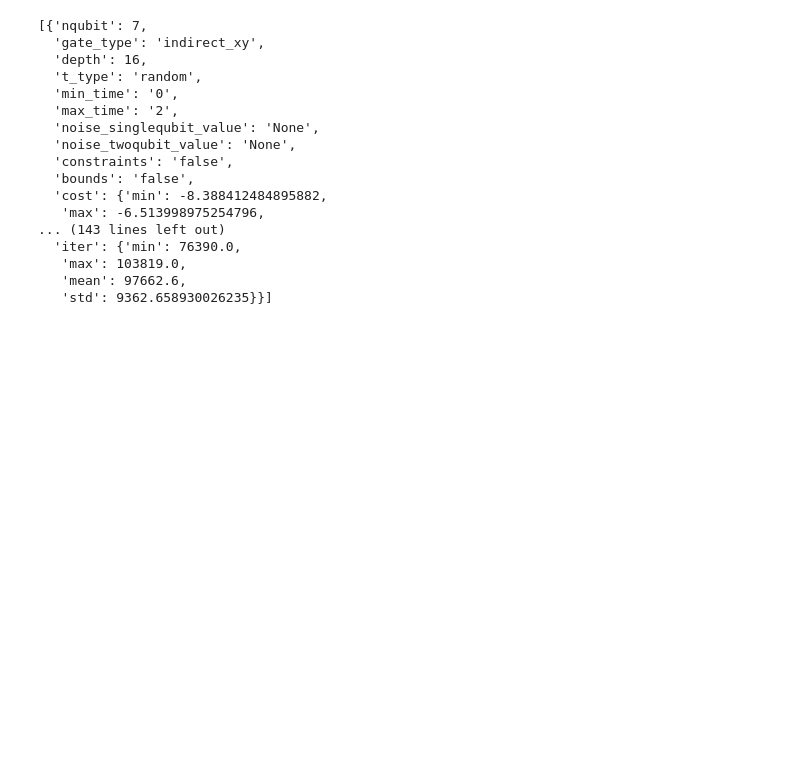
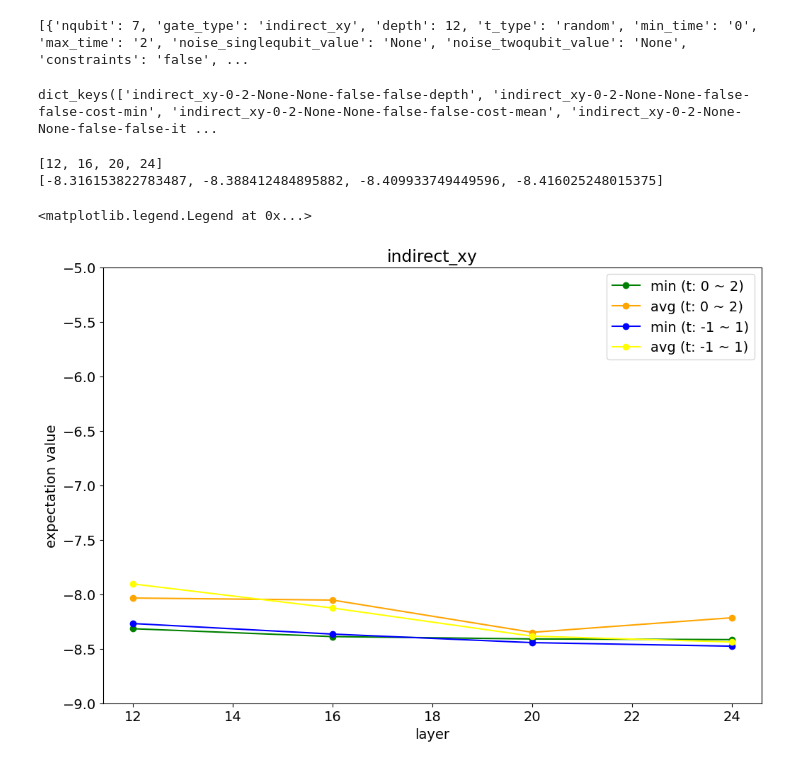
Before and after one commit to tanan/qsimu, a Jupyter notebook: qulacs/apps/notebook/no_constraints_no_bounds.ipynb, the cells around one changed output. Drawn from its saved outputs; the diff is of its cells as text; code cells hidden in the pictures; blank space fills up the shorter version.

Commit message:
visualize

```diff
--- a/qulacs/apps/notebook/no_constraints_no_bounds.ipynb
+++ b/qulacs/apps/notebook/no_constraints_no_bounds.ipynb
@@ -13,22 +13,65 @@ os.environ["GOOGLE_APPLICATION_CREDENTIALS"] = "/Users/toshifumi.anan/uzabase/wo
 from common.utils.job_result import get_result_from_bq, summary_job_result_by_time
 jobs = get_result_from_bq(project_id, f"nqubit = {nqubit}")
 # %%
-summary_job_result_by_time(jobs)
+summaries = summary_job_result_by_time(jobs)
+print(summaries)
 # %% [output]
-[{'nqubit': 7,
-  'gate_type': 'indirect_xy',
-  'depth': 16,
-  't_type': 'random',
-  'min_time': '0',
-  'max_time': '2',
-  'noise_singlequbit_value': 'None',
-  'noise_twoqubit_value': 'None',
-  'constraints': 'false',
-  'bounds': 'false',
-  'cost': {'min': -8.388412484895882,
-   'max': -6.513998975254796,
-... (143 lines left out)
-  'iter': {'min': 76390.0,
-   'max': 103819.0,
-   'mean': 97662.6,
-   'std': 9362.658930026235}}]
+[{'nqubit': 7, 'gate_type': 'indirect_xy', 'depth': 12, 't_type': 'random', 'min_time': '0', 'max_time': '2', 'noise_singlequbit_value': 'None', 'noise_twoqubit_value': 'None', 'constraints': 'false', ...
+# %%
+## x axis: layer, y axis: expectation value
+plot_list = {}
+for summary in summaries:
+    if summary['t_type'] == 'random':
+        if ("%s-%s-%s-%s-%s-%s-%s-depth" % (summary['gate_type'], summary['min_time'], summary['max_time'], summary['noise_singlequbit_value'], summary['noise_twoqubit_value'], summary['constraints'], summary['bounds'])) not in plot_list.keys():
+            plot_list["%s-%s-%s-%s-%s-%s-%s-depth" % (summary['gate_type'], summary['min_time'], summary['max_time'], summary['noise_singlequbit_value'], summary['noise_twoqubit_value'], summary['constraints'], summary['bounds'])] = [summary['depth']]
+            plot_list["%s-%s-%s-%s-%s-%s-%s-cost-min" % (summary['gate_type'], summary['min_time'], summary['max_time'], summary['noise_singlequbit_value'], summary['noise_twoqubit_value'], summary['constraints'], summary['bounds'])] = [summary['cost']['min']]
+            plot_list["%s-%s-%s-%s-%s-%s-%s-cost-mean" % (summary['gate_type'], summary['min_time'], summary['max_time'], summary['noise_singlequbit_value'], summary['noise_twoqubit_value'], summary['constraints'], summary['bounds'])] = [summary['cost']['mean']]
+            plot_list["%s-%s-%s-%s-%s-%s-%s-iter-min" % (summary['gate_type'], summary['min_time'], summary['max_time'], summary['noise_singlequbit_value'], summary['noise_twoqubit_value'], summary['constraints'], summary['bounds'])] = [summary['iter']['min']]
+            plot_list["%s-%s-%s-%s-%s-%s-%s-iter-max" % (summary['gate_type'], summary['min_time'], summary['max_time'], summary['noise_singlequbit_value'], summary['noise_twoqubit_value'], summary['constraints'], summary['bounds'])] = [summary['iter']['max']]
+            plot_list["%s-%s-%s-%s-%s-%s-%s-iter-mean" % (summary['gate_type'], summary['min_time'], summary['max_time'], summary['noise_singlequbit_value'], summary['noise_twoqubit_value'], summary['constraints'], summary['bounds'])] = [summary['iter']['mean']]
+        else:
+            plot_list["%s-%s-%s-%s-%s-%s-%s-depth" % (summary['gate_type'], summary['min_time'], summary['max_time'], summary['noise_singlequbit_value'], summary['noise_twoqubit_value'], summary['constraints'], summary['bounds'])].append(summary['depth'])
+            plot_list["%s-%s-%s-%s-%s-%s-%s-cost-min" % (summary['gate_type'], summary['min_time'], summary['max_time'], summary['noise_singlequbit_value'], summary['noise_twoqubit_value'], summary['constraints'], summary['bounds'])].append(summary['cost']['min'])
+            plot_list["%s-%s-%s-%s-%s-%s-%s-cost-mean" % (summary['gate_type'], summary['min_time'], summary['max_time'], summary['noise_singlequbit_value'], summary['noise_twoqubit_value'], summary['constraints'], summary['bounds'])].append(summary['cost']['mean'])
+            plot_list["%s-%s-%s-%s-%s-%s-%s-iter-min" % (summary['gate_type'], summary['min_time'], summary['max_time'], summary['noise_singlequbit_value'], summary['noise_twoqubit_value'], summary['constraints'], summary['bounds'])].append(summary['iter']['min'])
+            plot_list["%s-%s-%s-%s-%s-%s-%s-iter-max" % (summary['gate_type'], summary['min_time'], summary['max_time'], summary['noise_singlequbit_value'], summary['noise_twoqubit_value'], summary['constraints'], summary['bounds'])].append(summary['iter']['max'])
+            plot_list["%s-%s-%s-%s-%s-%s-%s-iter-mean" % (summary['gate_type'], summary['min_time'], summary['max_time'], summary['noise_singlequbit_value'], summary['noise_twoqubit_value'], summary['constraints'], summary['bounds'])].append(summary['iter']['mean'])
+
+def create_expectation_graph(title, y_min=-9.0, y_max=-5.0):
+    plt.figure(figsize=(12,8))
+    plt.rcParams["font.size"] = 14
+    plt.title(title)
+    plt.xlabel("layer")
+    plt.ylabel("expectation value")
+    plt.ylim(y_min, y_max)
+
+def create_iteration_graph(title):
+    plt.figure(figsize=(12,8))
+    plt.rcParams["font.size"] = 14
+    plt.title(title)
+    plt.xlabel("layer")
+    plt.ylabel("iteration")
+# %%
+print(plot_list.keys())
+# %% [output]
+dict_keys(['indirect_xy-0-2-None-None-false-false-depth', 'indirect_xy-0-2-None-None-false-false-cost-min', 'indirect_xy-0-2-None-None-false-false-cost-mean', 'indirect_xy-0-2-None-None-false-false-it ...
+# %%
+print(plot_list['indirect_xy-0-2-None-None-false-false-depth'])
+print(plot_list['indirect_xy-0-2-None-None-false-false-cost-min'])
+# %% [output]
+[12, 16, 20, 24]
+[-8.316153822783487, -8.388412484895882, -8.409933749449596, -8.416025248015375]
+# %%
+create_expectation_graph("indirect_xy")
+# plt.hlines(exact_value, min(d_plot_list['depth']), max(d_plot_list['depth']), colors='black', linestyles='dashed', label='exact value')
+# plt.plot(plot_list['indirect_xy-t-0to2-depth'], plot_list['indirect_xy-t-0to2-cost-min'], marker='o', color='blue', label='min (t: 0 ~ 2)')
+# plt.plot(plot_list['indirect_xy-t-0to2-depth'], plot_list['indirect_xy-t-0to2-cost-mean'], marker='o', color='red', label='avg (t: 0 ~ 2)')
+plt.plot(plot_list['indirect_xy-0-2-None-None-false-false-depth'], plot_list['indirect_xy-0-2-None-None-false-false-cost-min'], marker='o', color='green', label='min (t: 0 ~ 2)')
+plt.plot(plot_list['indirect_xy-0-2-None-None-false-false-depth'], plot_list['indirect_xy-0-2-None-None-false-false-cost-mean'], marker='o', color='orange', label='avg (t: 0 ~ 2)')
+plt.plot(plot_list['indirect_xy--1-1-None-None-false-false-depth'], plot_list['indirect_xy--1-1-None-None-false-false-cost-min'], marker='o', color='blue', label='min (t: -1 ~ 1)')
+plt.plot(plot_list['indirect_xy--1-1-None-None-false-false-depth'], plot_list['indirect_xy--1-1-None-None-false-false-cost-mean'], marker='o', color='yellow', label='avg (t: -1 ~ 1)')
+plt.legend()
+# plt.savefig('image/direct_energy.png')
+# %% [output]
+<matplotlib.legend.Legend at 0x...>
+[figure, added]
```
Also changed, not shown: 1 other file.
